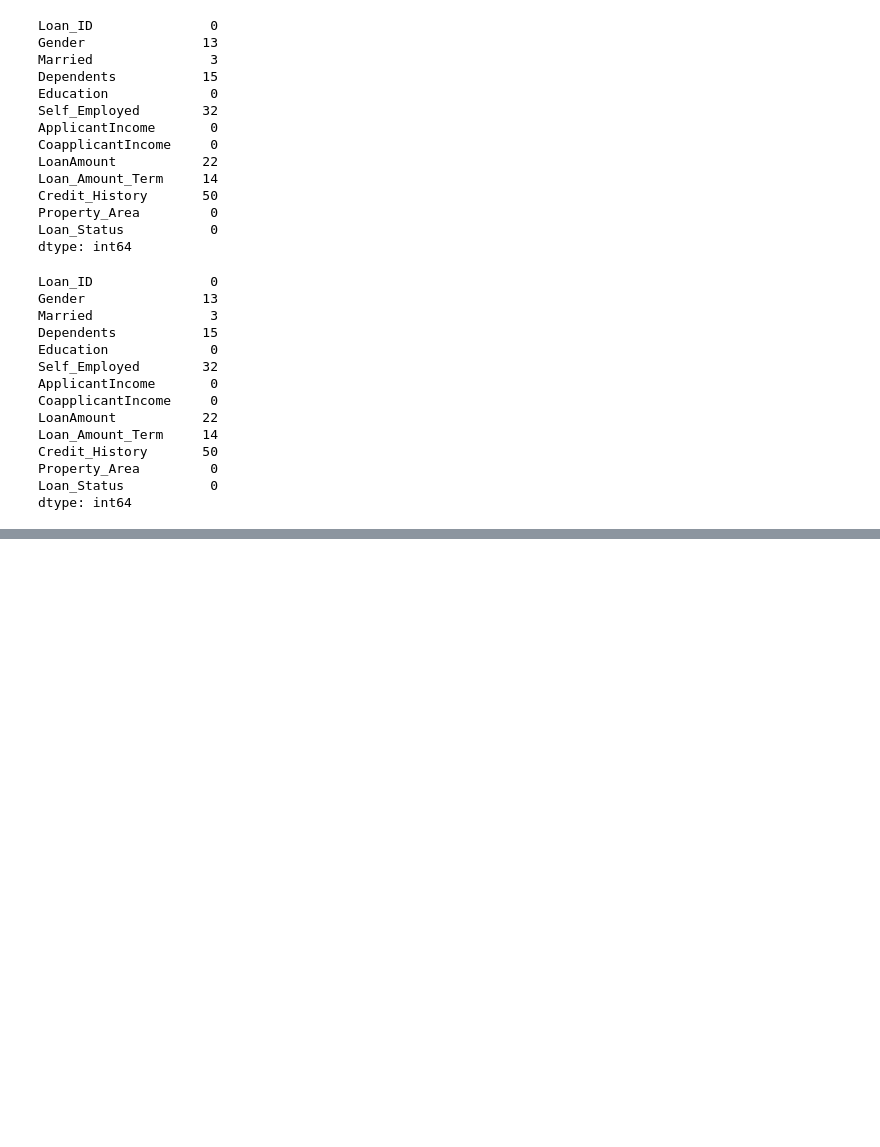
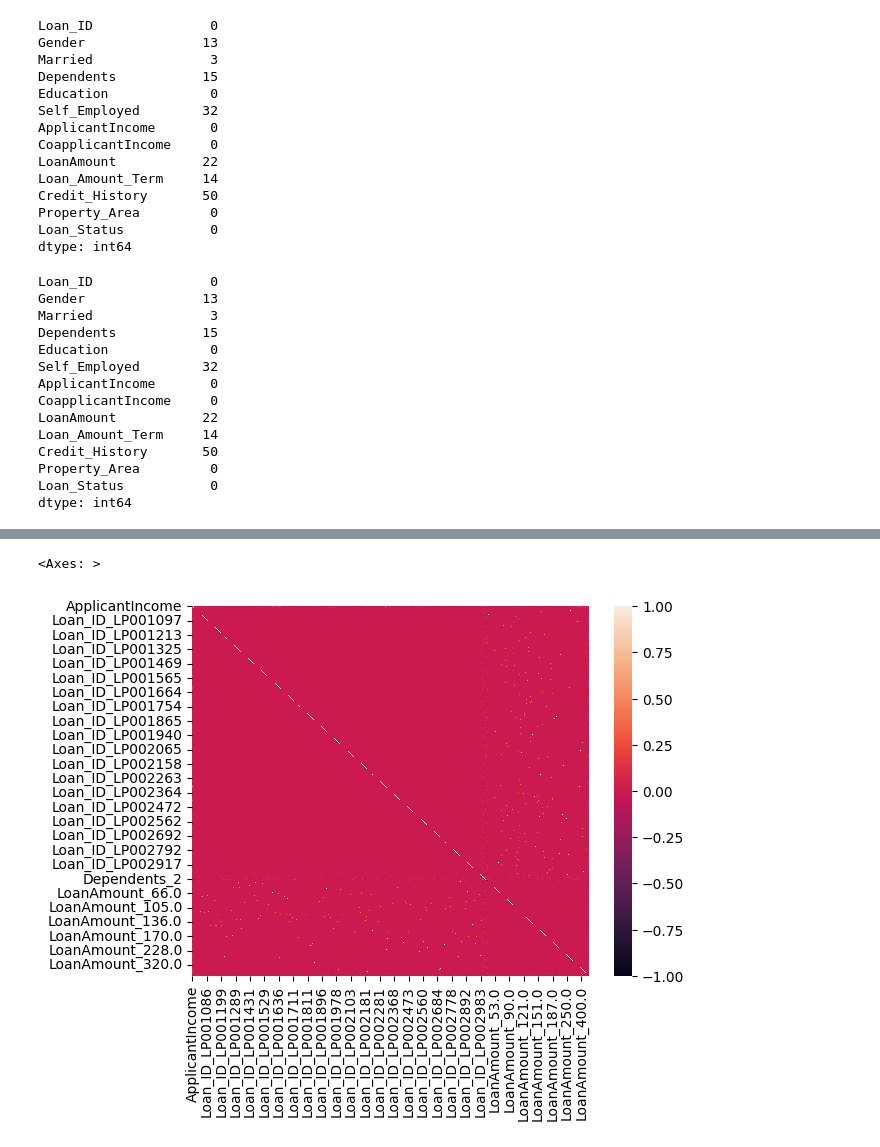
Before and after one commit to Kishan-hyalij/Loan_Prediction, a Jupyter notebook: jupyter-LP.ipynb, the cells around one changed output, grey strips where cells are left out. Saved outputs shown, nothing was run; the diff lists cells and outputs as text; code cells hidden in the pictures; blank space fills up the shorter version.

```diff
--- a/jupyter-LP.ipynb
+++ b/jupyter-LP.ipynb
@@ -103,8 +103,9 @@ Loan_Status           0
 dtype: int64
 # %%
 Loan_Data.dropna(subset=['Married'], inplace=True)
-Loan_Data=Loan_Data["Gender"].fillna('Male',inplace=True)
-#Loan_Data=Loan_Data["Dependents"].fillna('0',inplace=True)
-Loan_Data=Loan_Data["LoanAmount"].fillna(Loan_Data['LoanAmount'].mean(),inplace=True)
-Loan_Data=Loan_Data["Loan_Amount_Term"].fillna(Loan_Data['Loan_Amount_Term'].mean(),inplace=True)
-Loan_Data=Loan_Data["Credit_History"].fillna(0.0,inplace=True)
+Loan_Data.dropna(subset=['Self_Employed'], inplace=True)
+Loan_Data["Gender"].fillna('Male',inplace=True)
+Loan_Data["Dependents"].fillna('0',inplace=True)
+Loan_Data["LoanAmount"].fillna("0",inplace=True)
+Loan_Data["Loan_Amount_Term"].fillna(Loan_Data['Loan_Amount_Term'].mean(),inplace=True)
+Loan_Data["Credit_History"].fillna(0.0,inplace=True)
@@ -112,0 +129,8 @@ TypeError: 'NoneType' object is not subscriptable
+# %%
+encode_loandata=pd.get_dummies(Loan_Data)
+# %%
+corr=encode_loandata.corr()
+sns.heatmap(data=corr)
+# %% [output]
+<Axes: >
+[figure, added]
```
Also changed, not shown: parts of 11 cells of this notebook.
